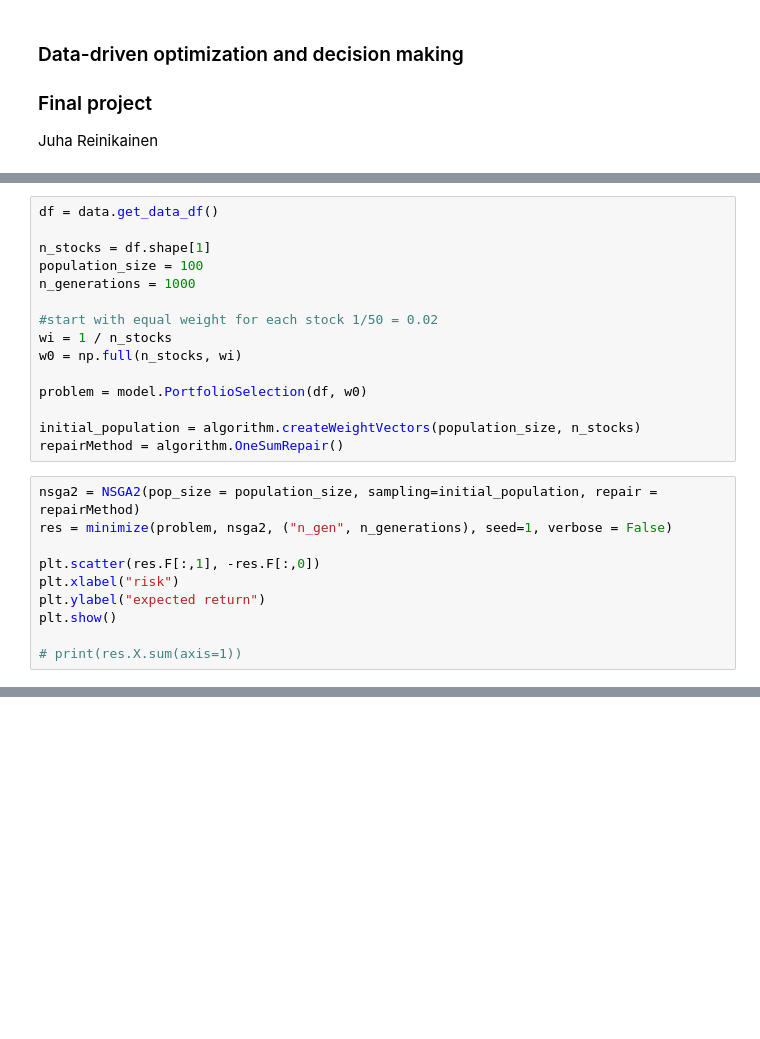
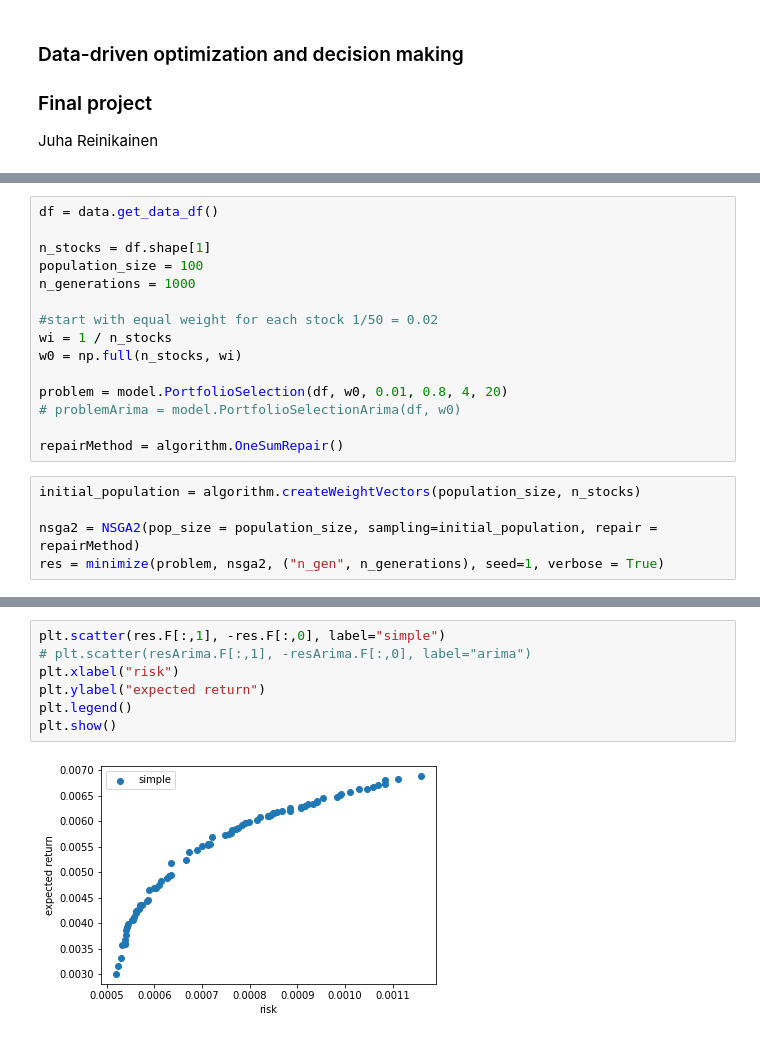
Before and after one commit to juanrein/opt, a Jupyter notebook: dataopt/final_project/reinikainen_juha_final_project.ipynb, the cells around one changed output, grey strips where cells are left out. Saved outputs shown, nothing was run; the diff lists cells and outputs as text; blank space fills up the shorter version.

```diff
--- a/dataopt/final_project/reinikainen_juha_final_project.ipynb
+++ b/dataopt/final_project/reinikainen_juha_final_project.ipynb
@@ -30,18 +33,13 @@ n_generations = 1000
 wi = 1 / n_stocks
 w0 = np.full(n_stocks, wi)
 
-problem = model.PortfolioSelection(df, w0)
+problem = model.PortfolioSelection(df, w0, 0.01, 0.8, 4, 20)
+# problemArima = model.PortfolioSelectionArima(df, w0)
 
-initial_population = algorithm.createWeightVectors(population_size, n_stocks)
 repairMethod = algorithm.OneSumRepair()
 # %%
+initial_population = algorithm.createWeightVectors(population_size, n_stocks)
+
 nsga2 = NSGA2(pop_size = population_size, sampling=initial_population, repair = repairMethod)
-res = minimize(problem, nsga2, ("n_gen", n_generations), seed=1, verbose = False)
-
-plt.scatter(res.F[:,1], -res.F[:,0])
-plt.xlabel("risk")
-plt.ylabel("expected return")
-plt.show()
-
-# print(res.X.sum(axis=1))
+res = minimize(problem, nsga2, ("n_gen", n_generations), seed=1, verbose = True)
 # %% [output]
@@ -48,0 +68,9 @@ plt.show()
+# %%
+plt.scatter(res.F[:,1], -res.F[:,0], label="simple")
+# plt.scatter(resArima.F[:,1], -resArima.F[:,0], label="arima")
+plt.xlabel("risk")
+plt.ylabel("expected return")
+plt.legend()
+plt.show()
+# %% [output]
+[figure, added]
```
Also changed, not shown: parts of 3 cells of this notebook, 2 other files.
